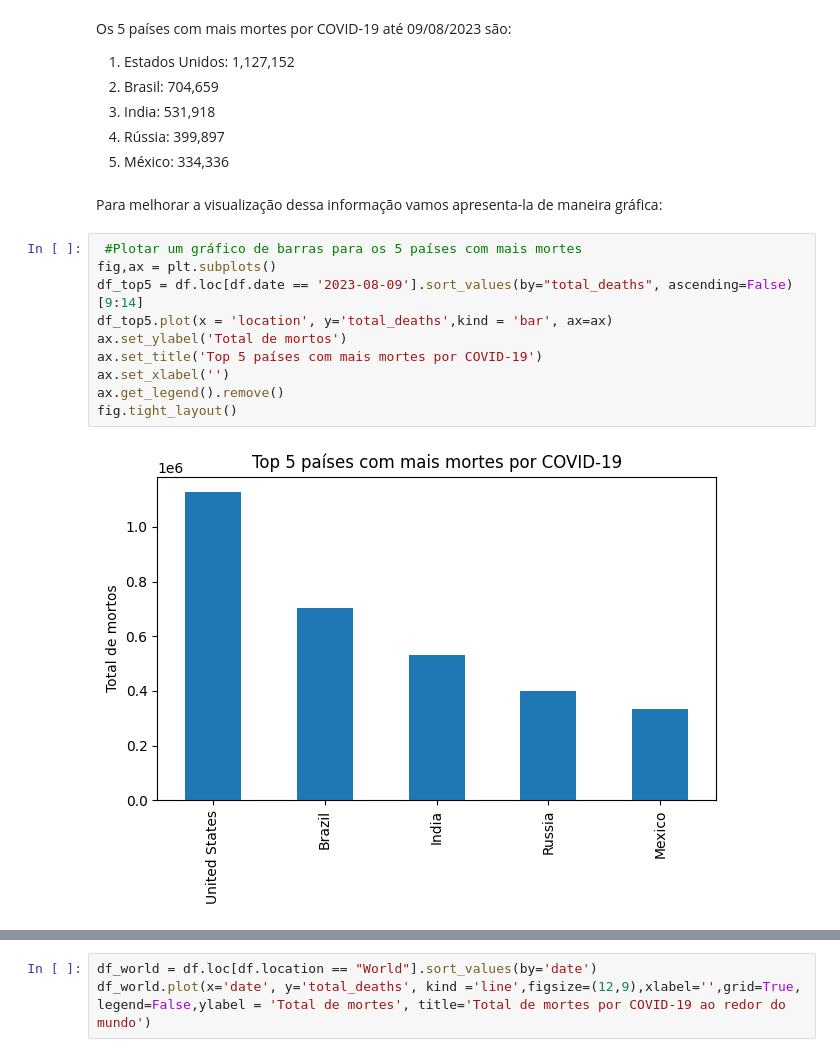
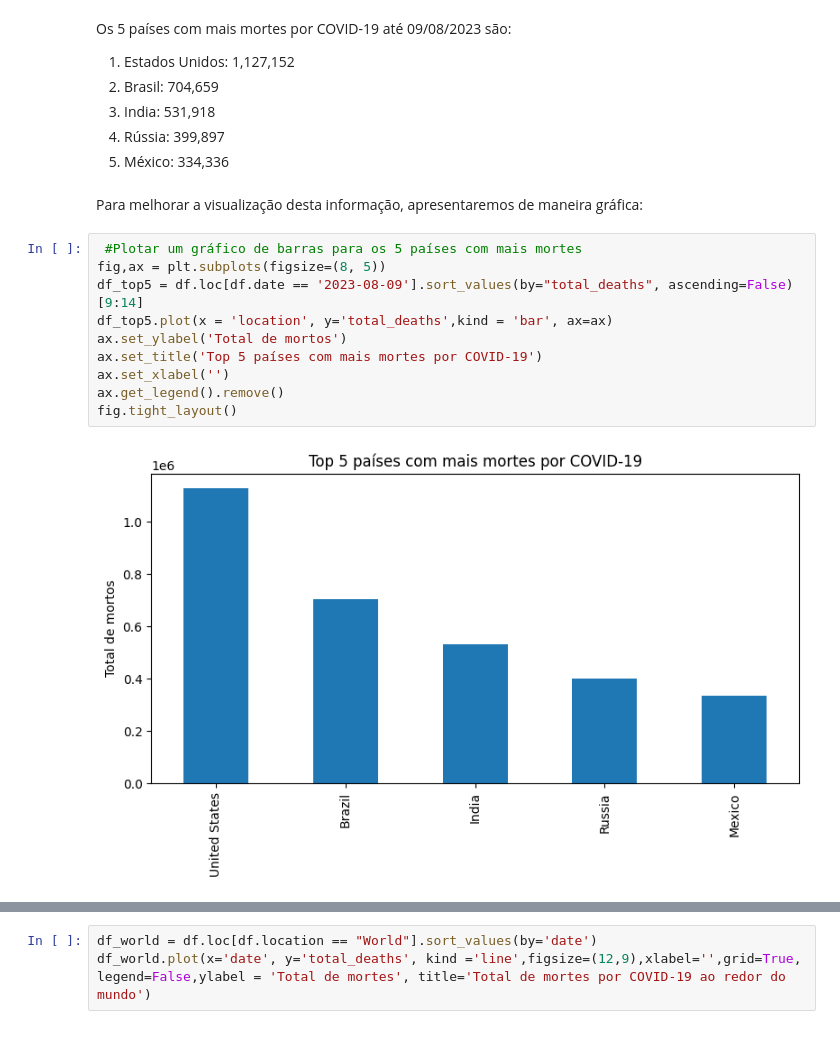
Before and after one commit to Decollabs/analise_covid_brasil, a Jupyter notebook: Andre_Brandao_Panorama_do_COVID_19_no_Brasil.ipynb, the cells around one changed output, grey strips where cells are left out. Saved outputs shown, nothing was run; the diff lists cells and outputs as text.

```diff
--- a/Andre_Brandao_Panorama_do_COVID_19_no_Brasil.ipynb
+++ b/Andre_Brandao_Panorama_do_COVID_19_no_Brasil.ipynb
@@ -241,16 +260,16 @@ Os 5 países com mais mortes por COVID-19 até 09/08/2023 são:
 4.   Rússia: 399,897
 5.   México: 334,336
 # %% [markdown]
-Para melhorar a visualização dessa informação vamos apresenta-la de maneira gráfica:
+Para melhorar a visualização desta informação, apresentaremos de maneira gráfica:
 # %%
  #Plotar um gráfico de barras para os 5 países com mais mortes
-fig,ax = plt.subplots()
+fig,ax = plt.subplots(figsize=(8, 5))
 df_top5 = df.loc[df.date == '2023-08-09'].sort_values(by="total_deaths", ascending=False)[9:14]
 df_top5.plot(x = 'location', y='total_deaths',kind = 'bar', ax=ax)
 ax.set_ylabel('Total de mortos')
 ax.set_title('Top 5 países com mais mortes por COVID-19')
 ax.set_xlabel('')
 ax.get_legend().remove()
 fig.tight_layout()
 # %% [output]
-[figure, old version]
+[figure, new version]
```
Also changed, not shown: parts of 45 cells of this notebook.
